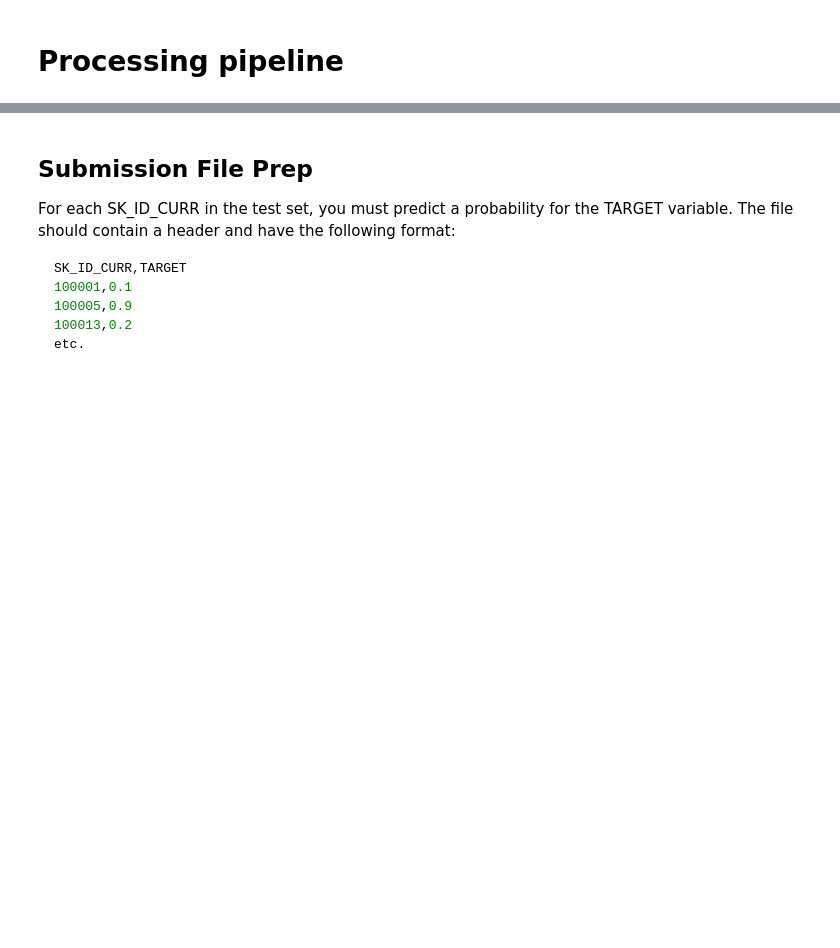
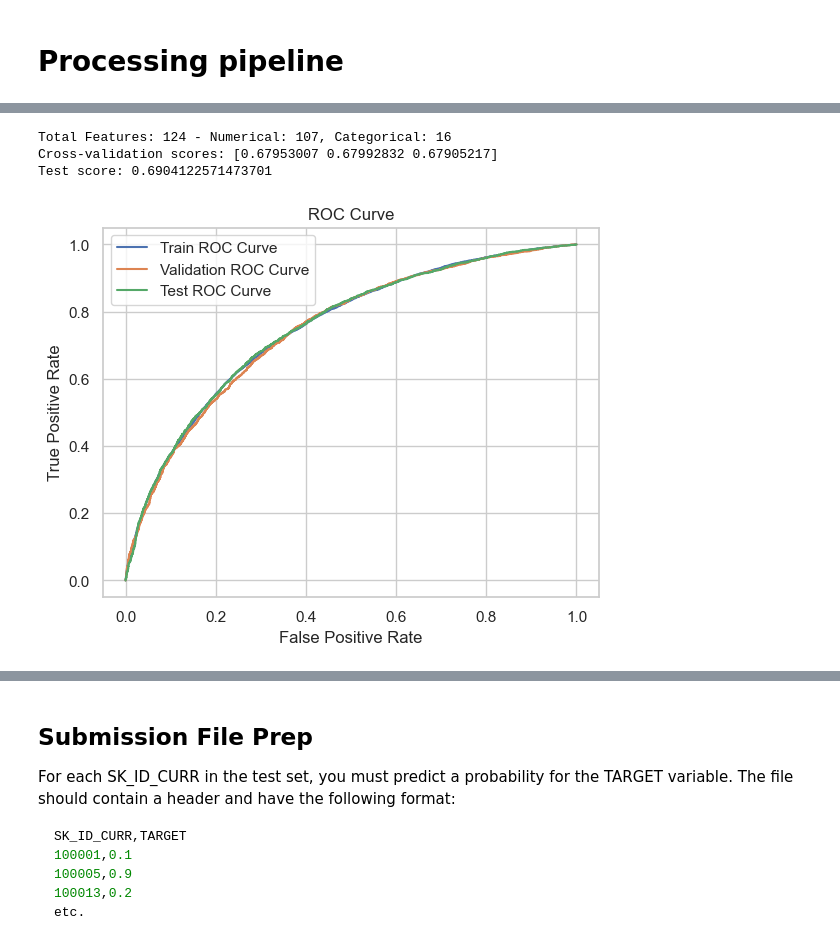
Before and after one commit to saisathwikreddy/Home-credit-default-Risk-Analysis, a Jupyter notebook: Phase 3/Group0011_Phase3.ipynb, the cells around one changed output, grey strips where cells are left out. Cells and saved outputs as stored; diff of their text form; code cells hidden in the pictures; blank space fills up the shorter version.

```diff
--- a/Phase 3/Group0011_Phase3.ipynb
+++ b/Phase 3/Group0011_Phase3.ipynb
@@ -1154,0 +1318,66 @@ expLog
+# %%
+# Set the random seed for reproducibility
+np.random.seed(42)
+
+# Create pipeline for preparing the data and select features
+data_prep_pipeline, selected_features = get_pipeline()
+
+# Join the preparation pipeline with logistic regression model
+full_pipeline_with_predictor = Pipeline([
+        ("preparation", data_prep_pipeline),
+        ("logistic_regression", LogisticRegression())
+    ])
+
+# Train the model on the training set
+start = time.time()
+model = full_pipeline_with_predictor.fit(X_train, y_train)
+train_time = np.round(time.time() - start, 4)
+
+# Compute cross-validation scores
+cv_splits = ShuffleSplit(n_splits=3, test_size=0.7, random_state=42)
+logit_scores = cross_val_score(full_pipeline_with_predictor,X_train, y_train, cv=cv_splits)
+
+print("Cross-validation scores:", logit_scores)
+
+# Compute the test score
+start = time.time()
+test_score = full_pipeline_with_predictor.score(X_test, y_test)
+test_time = np.round(time.time() - start, 4)
+
+print("Test score:", test_score)
+
+# Save the experiment results
+exp_name = f"Model-2 Baseline LR"
+experiment_description =f"Logistic regression with undersampled data-2 {len(selected_features)} features"
+expLog = get_results(expLog, exp_name,experiment_description,model, train_time, test_time, X_train, y_train, X_valid, y_valid, X_test, y_test)
+expLog
+
+
+
+# Model Training and Validation
+model.fit(X_train, y_train)
+
+# Model Predictions
+train_preds = model.predict_proba(X_train)[:, 1]
+valid_preds = model.predict_proba(X_valid)[:, 1]
+test_preds = model.predict_proba(X_test)[:, 1]
+
+# Compute Metrics
+train_fpr, train_tpr, _ = roc_curve(y_train, train_preds)
+valid_fpr, valid_tpr, _ = roc_curve(y_valid, valid_preds)
+test_fpr, test_tpr, _ = roc_curve(y_test, test_preds)
+# Plot ROC Curve
+plt.plot(train_fpr, train_tpr, label="Train ROC Curve")
+plt.plot(valid_fpr, valid_tpr, label="Validation ROC Curve")
+plt.plot(test_fpr, test_tpr, label="Test ROC Curve")
+plt.xlabel("False Positive Rate")
+plt.ylabel("True Positive Rate")
+plt.title("ROC Curve")
+plt.legend()
+plt.show()
+expLog
+# %% [output]
+Total Features: 124 - Numerical: 107, Categorical: 16
+Cross-validation scores: [0.67953007 0.67992832 0.67905217]
+Test score: 0.6904122571473701
+[figure, added]
```
Also changed, not shown: parts of 141 cells of this notebook.
